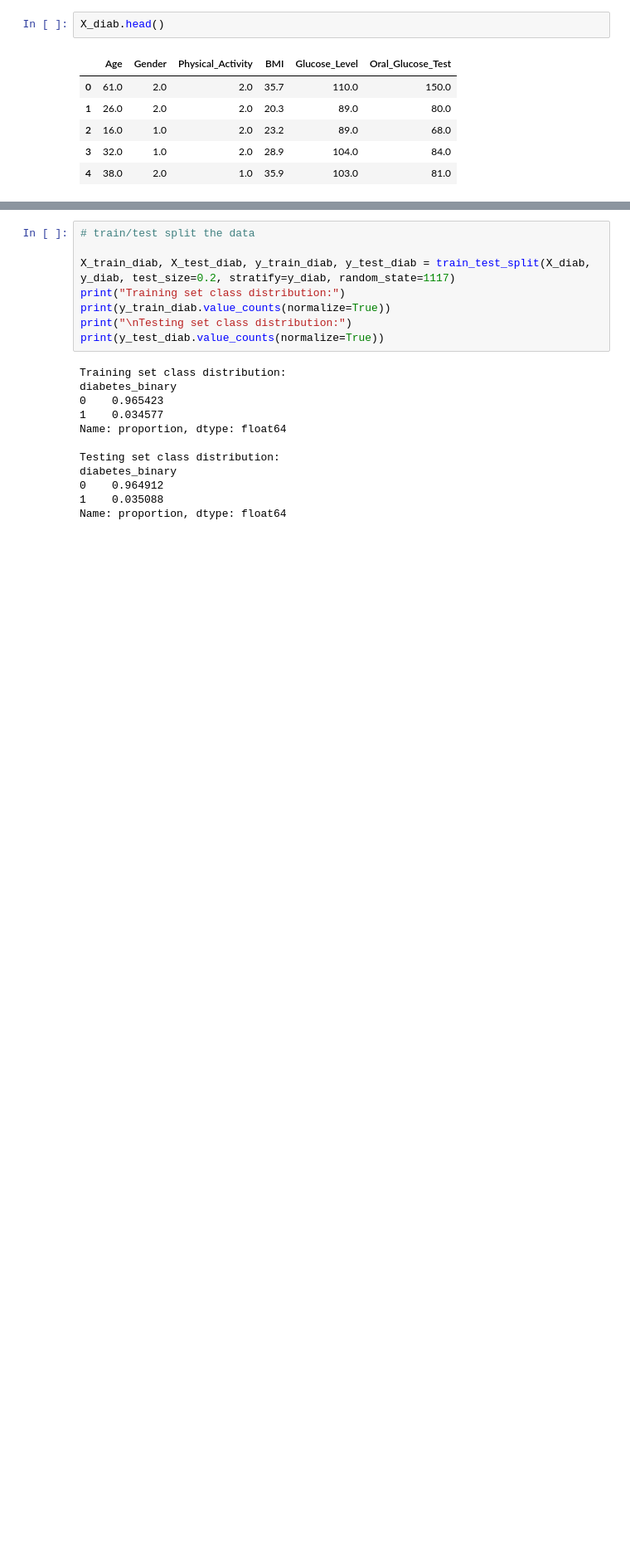
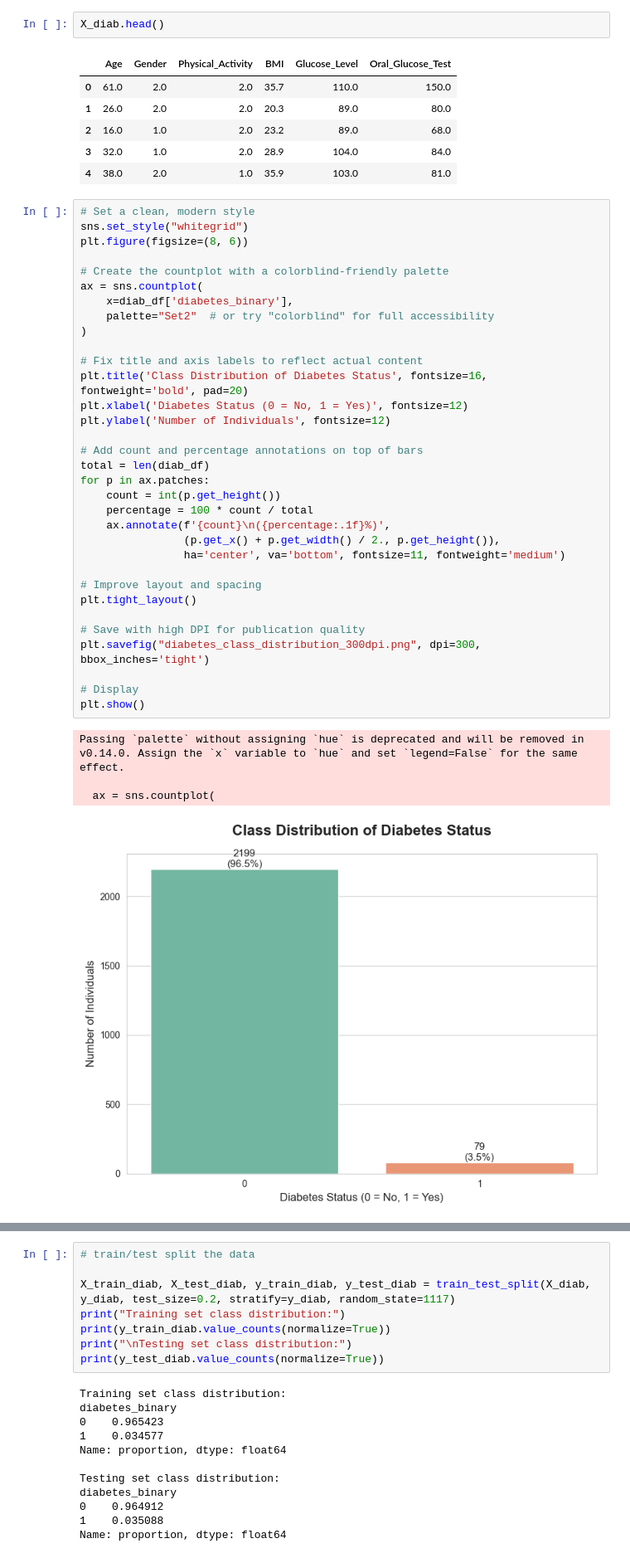
Before and after one commit to bpickett14/MATH3310_FA_2025_FP1_G01_PICKETT_CARDONA, a Jupyter notebook: notebooks/Final.ipynb, the cells around one changed output, grey strips where cells are left out. Shown at 83% size. Drawn from its saved outputs; the diff is of its cells as text; blank space fills up the shorter version.

```diff
--- a/notebooks/Final.ipynb
+++ b/notebooks/Final.ipynb
@@ -574,3 +273,41 @@ X_diab.head()
 | 2 | 16.0 | 1.0 | 2.0 | 23.2 | 89.0 | 68.0 |
 | 3 | 32.0 | 1.0 | 2.0 | 28.9 | 104.0 | 84.0 |
 | 4 | 38.0 | 2.0 | 1.0 | 35.9 | 103.0 | 81.0 |
+# %%
+# Set a clean, modern style
+sns.set_style("whitegrid")
+plt.figure(figsize=(8, 6))
+
+# Create the countplot with a colorblind-friendly palette
+ax = sns.countplot(
+    x=diab_df['diabetes_binary'],
+    palette="Set2"  # or try "colorblind" for full accessibility
+)
+
+# Fix title and axis labels to reflect actual content
+plt.title('Class Distribution of Diabetes Status', fontsize=16, fontweight='bold', pad=20)
+plt.xlabel('Diabetes Status (0 = No, 1 = Yes)', fontsize=12)
+plt.ylabel('Number of Individuals', fontsize=12)
+
+# Add count and percentage annotations on top of bars
+total = len(diab_df)
+for p in ax.patches:
+    count = int(p.get_height())
+    percentage = 100 * count / total
+    ax.annotate(f'{count}\n({percentage:.1f}%)',
+                (p.get_x() + p.get_width() / 2., p.get_height()),
+                ha='center', va='bottom', fontsize=11, fontweight='medium')
+
+# Improve layout and spacing
+plt.tight_layout()
+
+# Save with high DPI for publication quality
+plt.savefig("diabetes_class_distribution_300dpi.png", dpi=300, bbox_inches='tight')
+
+# Display
+plt.show()
+# %% [output]
+Passing `palette` without assigning `hue` is deprecated and will be removed in v0.14.0. Assign the `x` variable to `hue` and set `legend=False` for the same effect.
+
+  ax = sns.countplot(
+[figure, added]
```
Also changed, not shown: parts of 45 cells of this notebook.
